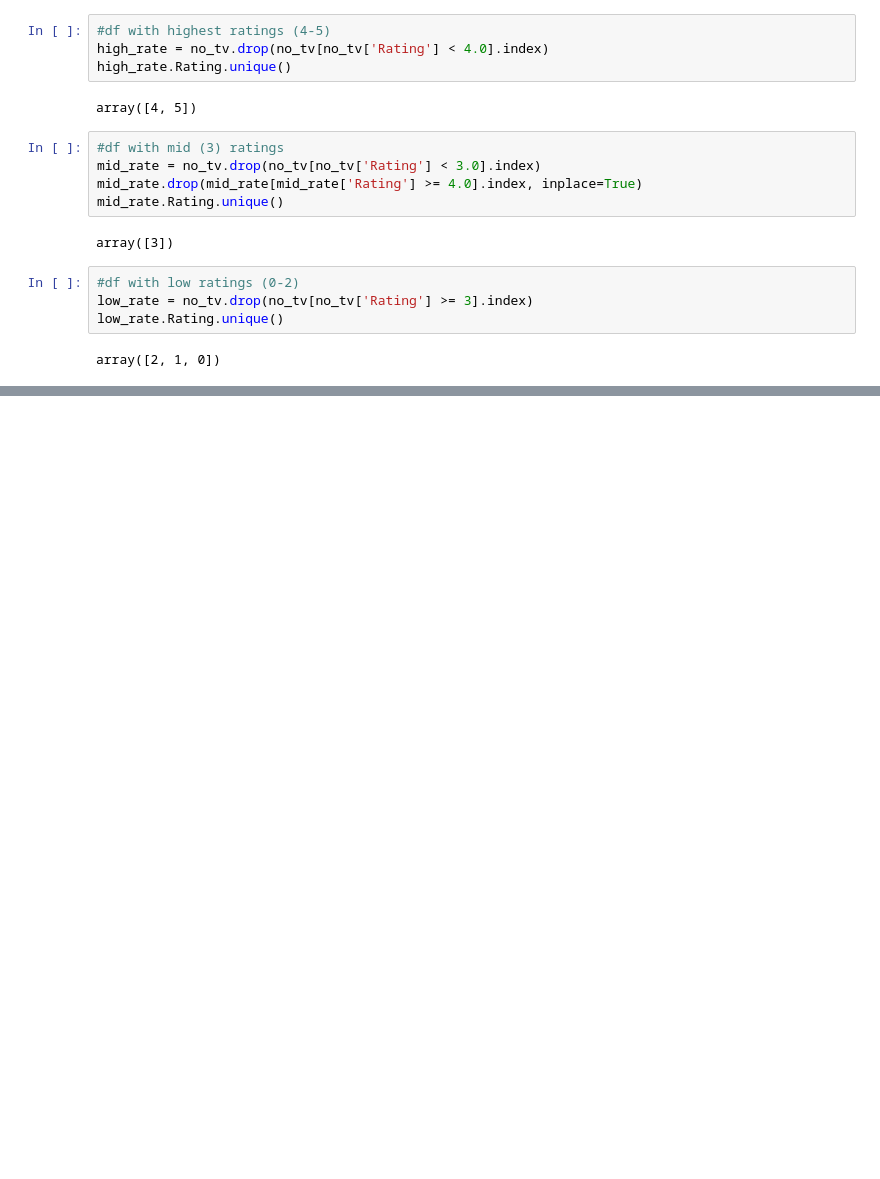
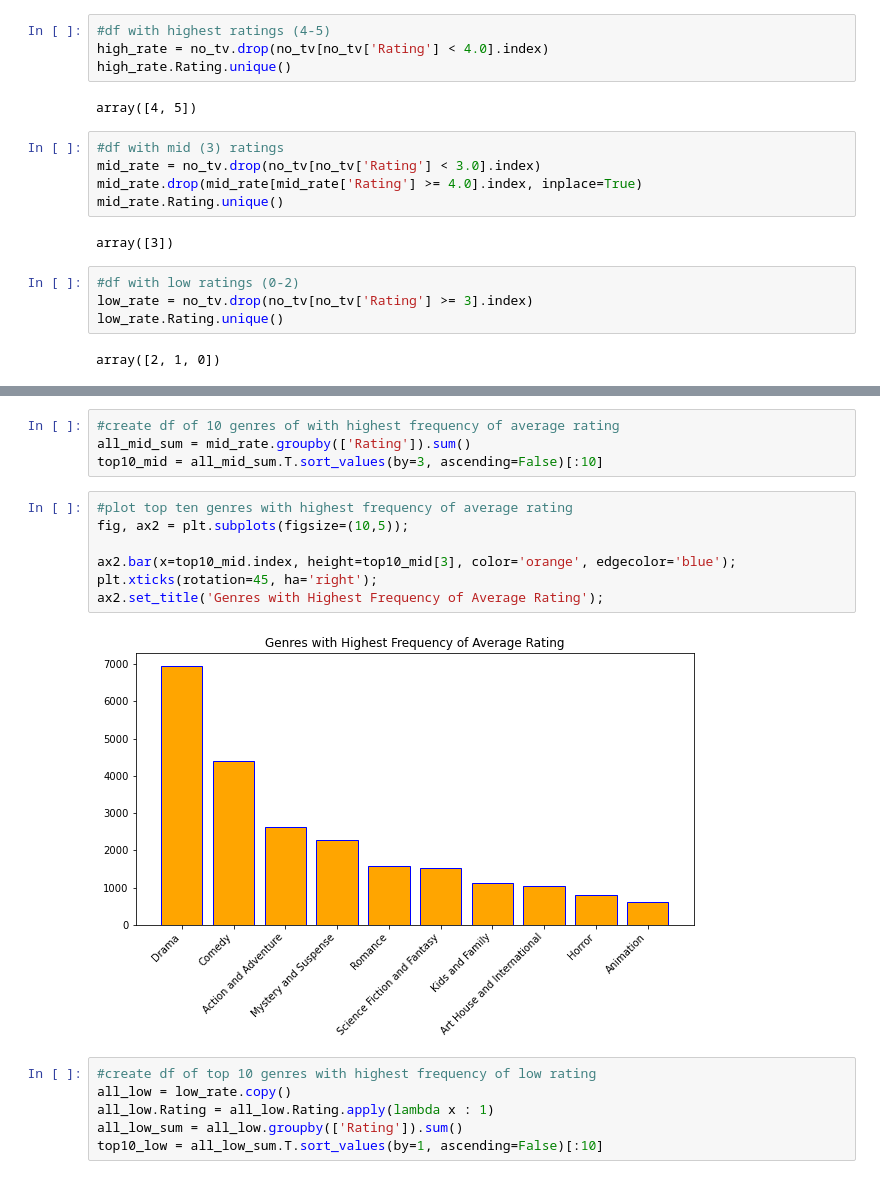
Before and after one commit to klsalcedo/microsoft_movie_analysis, a Jupyter notebook: zippedData/cleaned_rates_data.ipynb, the cells around one changed output, grey strips where cells are left out. Drawn from its saved outputs; the diff is of its cells as text; blank space fills up the shorter version.

```diff
--- a/zippedData/cleaned_rates_data.ipynb
+++ b/zippedData/cleaned_rates_data.ipynb
@@ -422,0 +478,19 @@ Number of low ratings: 15567
+# %%
+#create df of 10 genres of with highest frequency of average rating
+all_mid_sum = mid_rate.groupby(['Rating']).sum()
+top10_mid = all_mid_sum.T.sort_values(by=3, ascending=False)[:10]
+# %%
+#plot top ten genres with highest frequency of average rating
+fig, ax2 = plt.subplots(figsize=(10,5));
+
+ax2.bar(x=top10_mid.index, height=top10_mid[3], color='orange', edgecolor='blue');
+plt.xticks(rotation=45, ha='right');
+ax2.set_title('Genres with Highest Frequency of Average Rating');
+# %% [output]
+[figure, added]
+# %%
+#create df of top 10 genres with highest frequency of low rating
+all_low = low_rate.copy()
+all_low.Rating = all_low.Rating.apply(lambda x : 1)
+all_low_sum = all_low.groupby(['Rating']).sum()
+top10_low = all_low_sum.T.sort_values(by=1, ascending=False)[:10]
```
Also changed, not shown: parts of 24 cells of this notebook.
